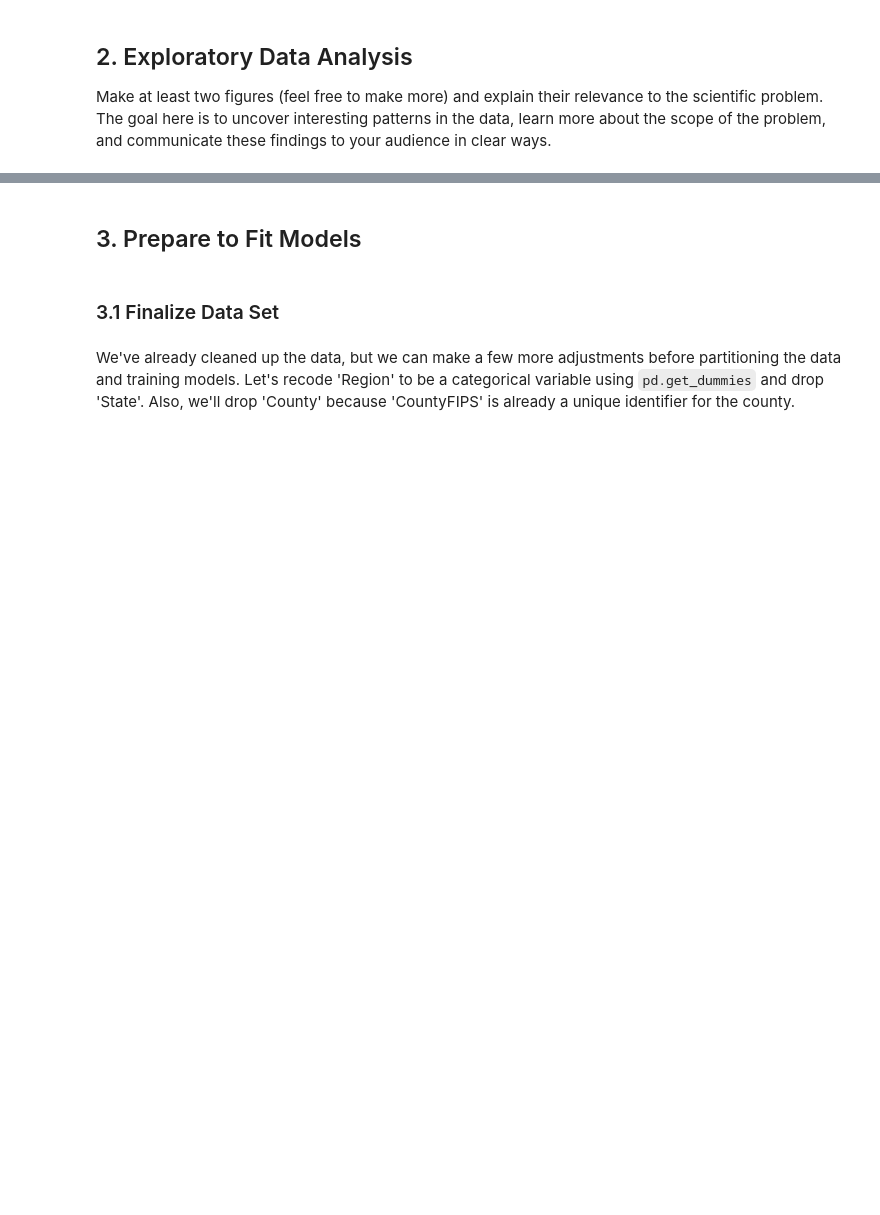
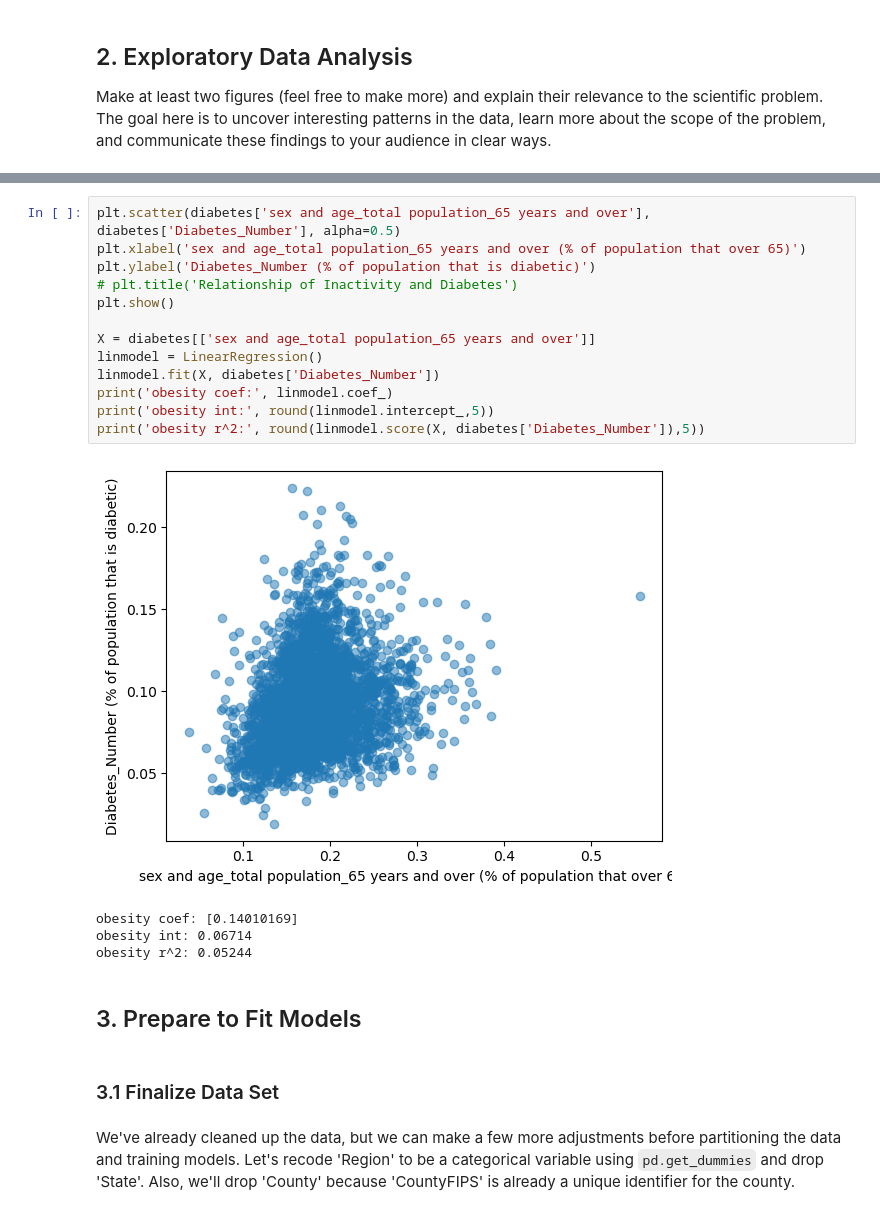
Before and after one commit to joeltam/Computational-Social-Science-Projects, a Jupyter notebook: Project_2/Project 2 Students.ipynb, the cells around one changed output, grey strips where cells are left out. Saved outputs shown, nothing was run; the diff lists cells and outputs as text; blank space fills up the shorter version.

```diff
--- a/Project_2/Project 2 Students.ipynb
+++ b/Project_2/Project 2 Students.ipynb
@@ -272,3 +387,21 @@ Make at least two figures (feel free to make more) and explain their relevance t
+# %%
+plt.scatter(diabetes['sex and age_total population_65 years and over'], diabetes['Diabetes_Number'], alpha=0.5)
+plt.xlabel('sex and age_total population_65 years and over (% of population that over 65)')
+plt.ylabel('Diabetes_Number (% of population that is diabetic)')
+# plt.title('Relationship of Inactivity and Diabetes')
+plt.show()
+
+X = diabetes[['sex and age_total population_65 years and over']]
+linmodel = LinearRegression()
+linmodel.fit(X, diabetes['Diabetes_Number'])
+print('obesity coef:', linmodel.coef_)
+print('obesity int:', round(linmodel.intercept_,5))
+print('obesity r^2:', round(linmodel.score(X, diabetes['Diabetes_Number']),5))
+# %% [output]
+[figure, added]
+obesity coef: [0.14010169]
+obesity int: 0.06714
+obesity r^2: 0.05244
 # %% [markdown]
 ## 3. Prepare to Fit Models
 # %% [markdown]
```
Also changed, not shown: parts of 35 cells of this notebook.
